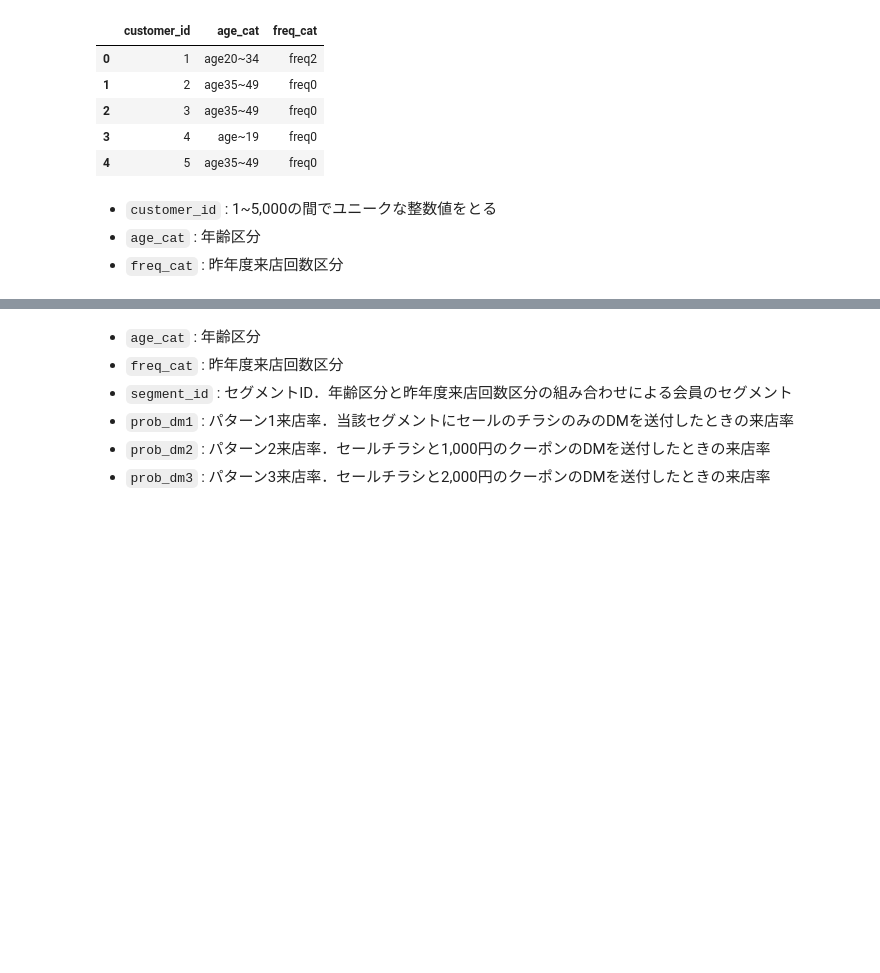
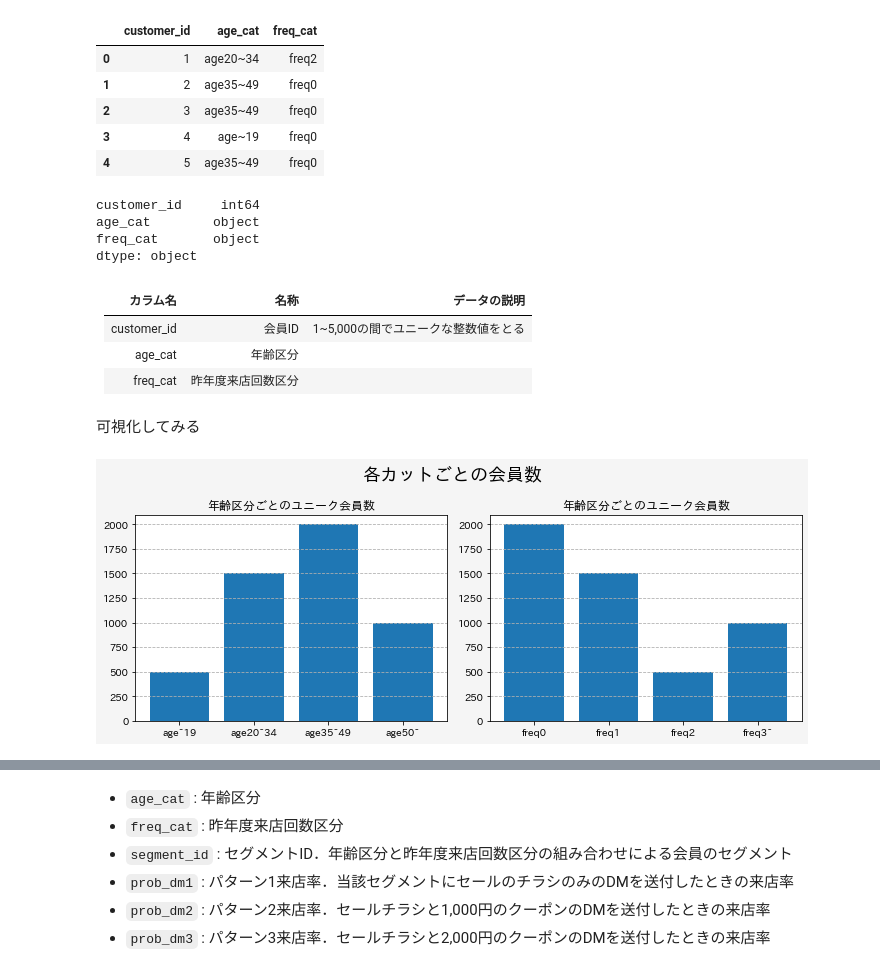
Before and after one commit to morison28/python-optimization, a Jupyter notebook: 02_discount-cuopon.ipynb, the cells around one changed output, grey strips where cells are left out. Saved outputs shown, nothing was run; the diff lists cells and outputs as text; code cells hidden in the pictures; blank space fills up the shorter version.

```diff
--- a/02_discount-cuopon.ipynb
+++ b/02_discount-cuopon.ipynb
@@ -59,7 +46,39 @@ df_customer.head()
 | 2 | 3 | age35~49 | freq0 |
 | 3 | 4 | age~19 | freq0 |
 | 4 | 5 | age35~49 | freq0 |
+# %%
+df_customer.dtypes
+# %% [output]
+customer_id     int64
+age_cat        object
+freq_cat       object
+dtype: object
 # %% [markdown]
-- `customer_id` : 1~5,000の間でユニークな整数値をとる
-- `age_cat` : 年齢区分
-- `freq_cat` : 昨年度来店回数区分
+|カラム名|名称|データの説明|
+|---|---|---|
+|customer_id|会員ID|1~5,000の間でユニークな整数値をとる|
+|age_cat|年齢区分||
+|freq_cat|昨年度来店回数区分||
+# %% [markdown]
+可視化してみる
+# %%
+fig, axes = plt.subplots(nrows=1, ncols=2, figsize=(10,4), facecolor='whitesmoke')
+# 年齢区分ごと ... 棒グラフの横軸が勝手にソートされるのでめんどい処理が必要
+tmp = df_customer.groupby('age_cat').agg({'customer_id': 'nunique'})
+tmp['tmp'] = tmp.index.map({'age~19':0, 'age20~34': 1, 'age35~49': 2, 'age50~': 3})
+tmp = tmp.sort_values('tmp')
+axes[0].bar(tmp.index, tmp['customer_id'])
+axes[0].set_title('年齢区分ごとのユニーク会員数')
+axes[0].grid(axis='y', ls='--')
+# 来店数区分ごと ... freqはソートされてもOK
+tmp = df_customer.groupby('freq_cat').agg({'customer_id': 'nunique'})
+axes[1].bar(tmp.index, tmp['customer_id'])
+axes[1].set_title('昨年度来店回数区分ごとのユニーク会員数')
+axes[1].set_title('年齢区分ごとのユニーク会員数')
+axes[1].grid(axis='y', ls='--')
+
+fig.suptitle('各カットごとの会員数', size=18)
+fig.show()
+plt.tight_layout()
+# %% [output]
+[figure, added]
```
Also changed, not shown: parts of 14 cells of this notebook.
